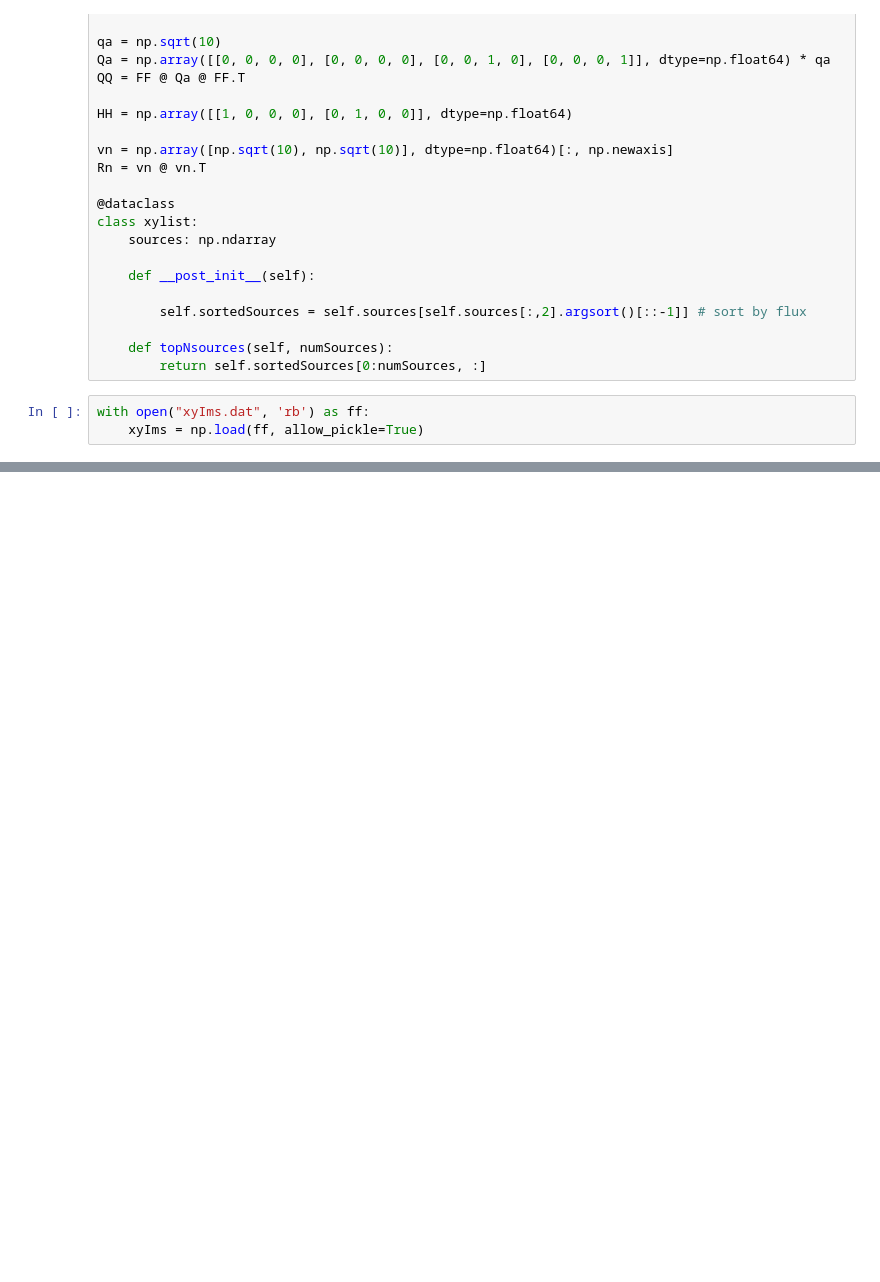
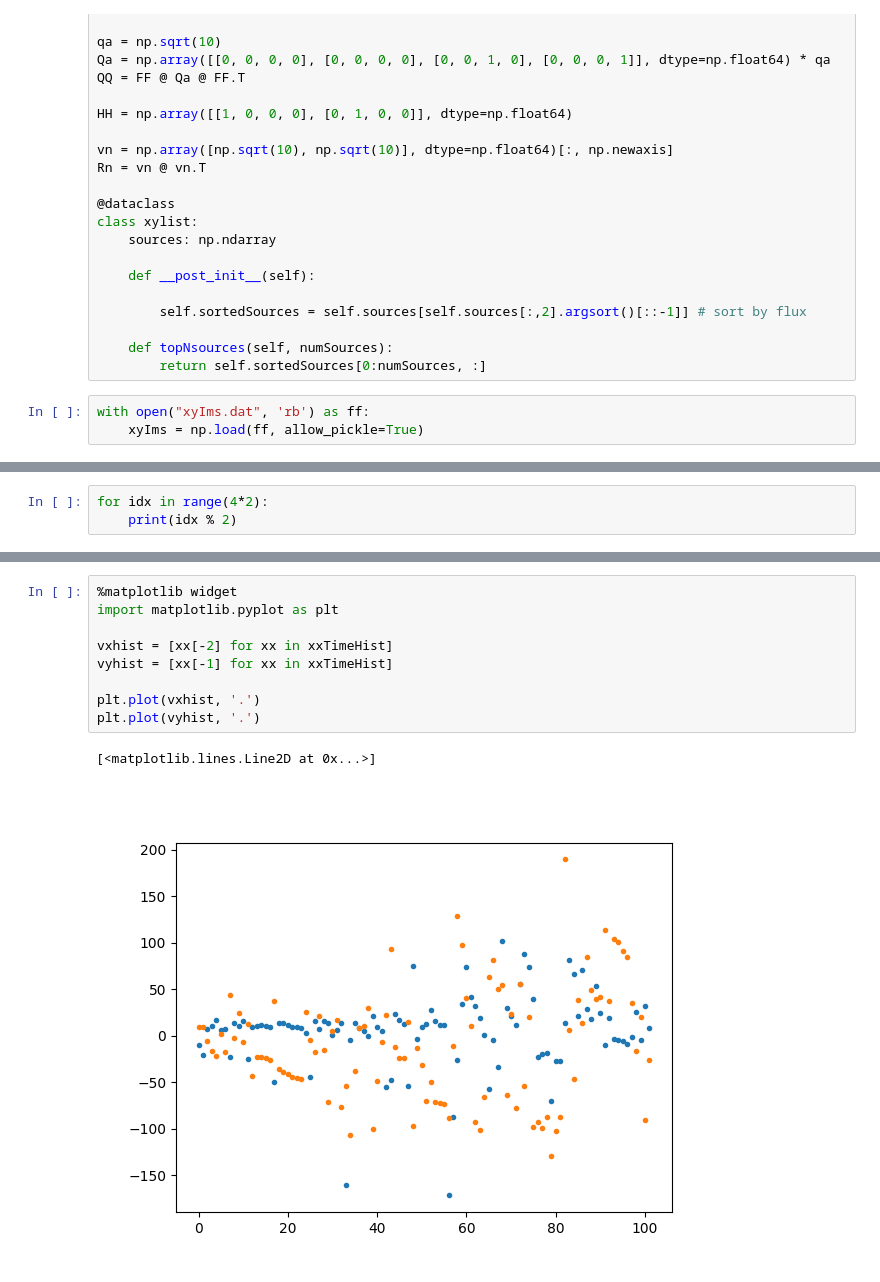
Before and after one commit to viliamklein/pcoWideFitsAnalysis, a Jupyter notebook: kalmanTest.ipynb, the cells around one changed output, grey strips where cells are left out. Drawn from its saved outputs; the diff is of its cells as text; blank space fills up the shorter version.

```diff
--- a/kalmanTest.ipynb
+++ b/kalmanTest.ipynb
@@ -149,0 +106,3 @@ array([[ 0.138,  0.138,  0.131,  0.131,  0.132,  0.132,  0.132,  0.132,
+# %%
+for idx in range(4*2):
+    print(idx % 2)
@@ -149,0 +254,12 @@ array([[ 0.138,  0.138,  0.131,  0.131,  0.132,  0.132,  0.132,  0.132,
+# %%
+%matplotlib widget
+import matplotlib.pyplot as plt
+
+vxhist = [xx[-2] for xx in xxTimeHist]
+vyhist = [xx[-1] for xx in xxTimeHist]
+
+plt.plot(vxhist, '.')
+plt.plot(vyhist, '.')
+# %% [output]
+[<matplotlib.lines.Line2D at 0x...>]
+[figure, added]
```
Also changed, not shown: parts of 6 cells of this notebook, 2 other files.
